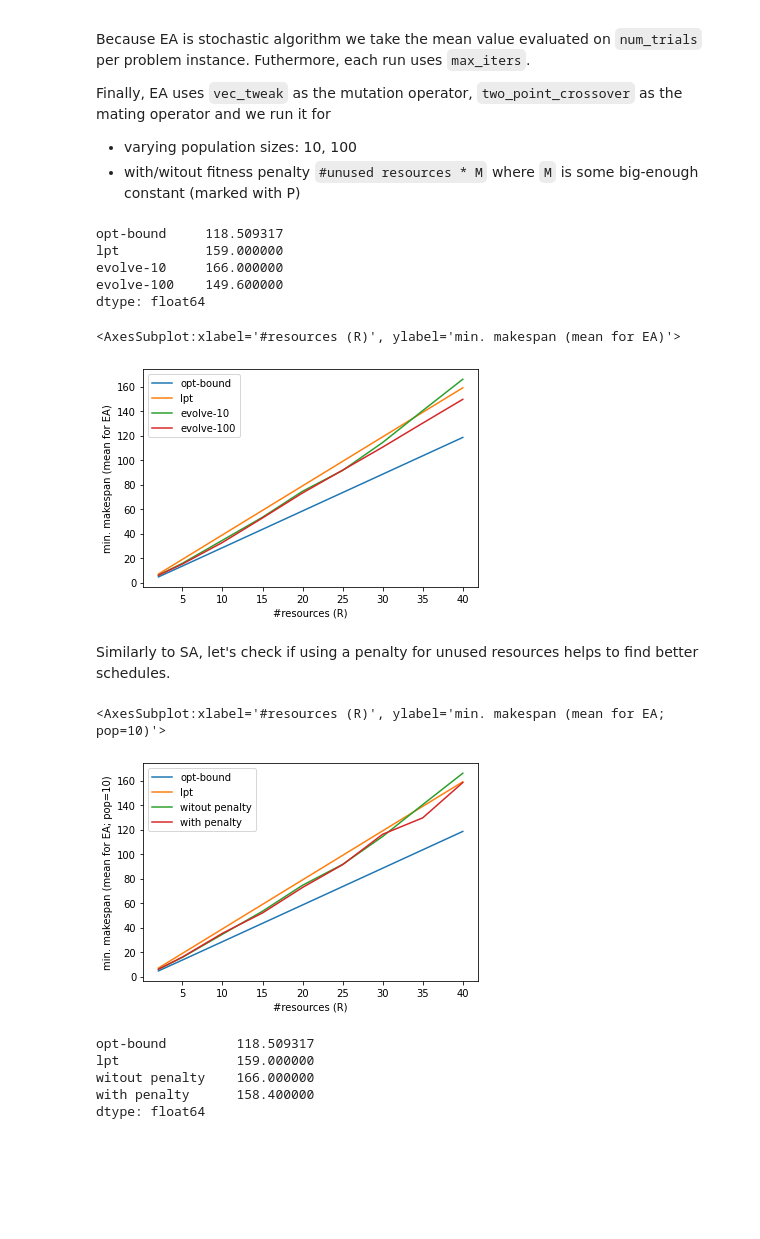
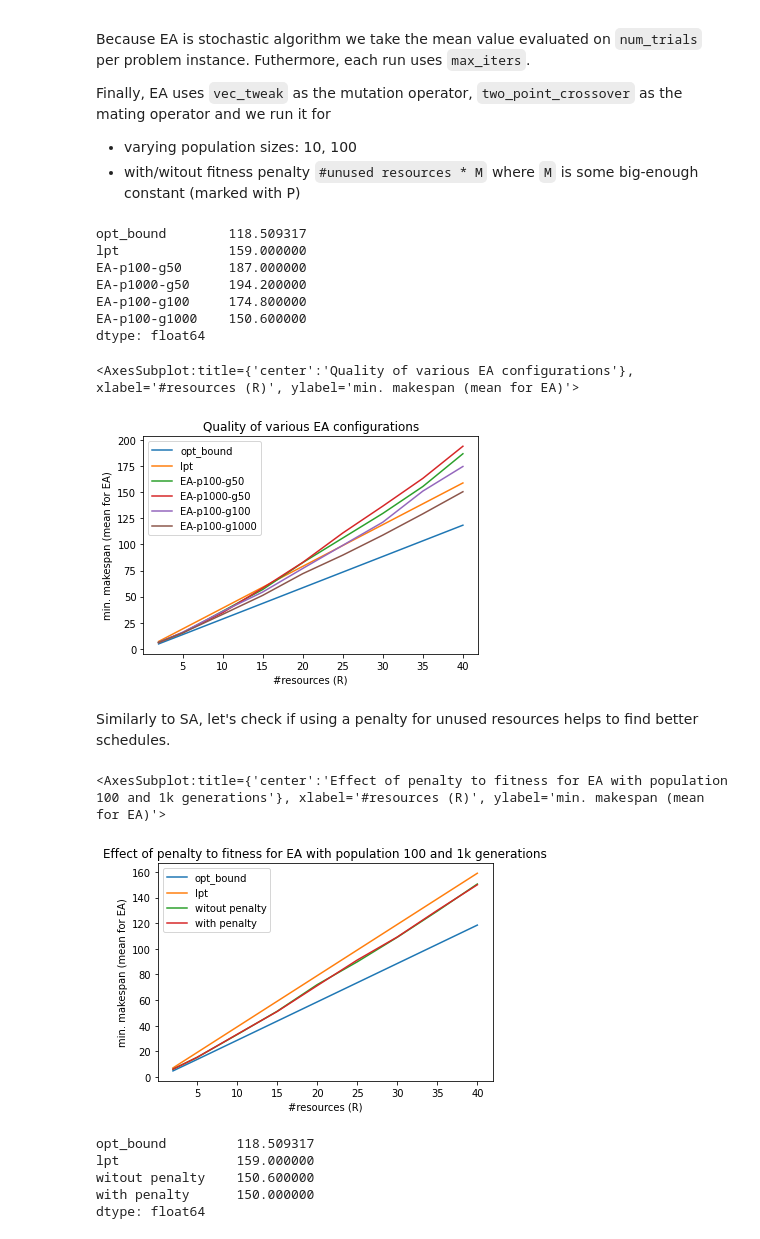
Before and after one commit to matyama/makespan-poc, a Jupyter notebook: notebooks/metaheuristics.ipynb, the cells around one changed output. Cells and saved outputs as stored; diff of their text form; code cells hidden in the pictures; blank space fills up the shorter version.

```diff
--- a/notebooks/metaheuristics.ipynb
+++ b/notebooks/metaheuristics.ipynb
@@ -17,7 +17,7 @@ from alg import *
 from utils import *
 # %%
 num_trials = 5
-max_iters = 1000
+max_iters = 50
 
 resources = [2, *range(5, 45, 5)]
 problem_instances = [(R, suboptimal_instance(R)) for R in resources]
@@ -26,7 +26,7 @@ def eval_lpt(R, p):
     _, m, r, = lpt(R, p)
     return m / r, m
 
-lpt_df = pd.DataFrame(data=(eval_lpt(R, p) for R, p in problem_instances), index=resources, columns=['opt-bound', 'lpt'])
+lpt_df = pd.DataFrame(data=(eval_lpt(R, p) for R, p in problem_instances), index=resources, columns=['opt_bound', 'lpt'])
 lpt_df.plot.line(xlabel='#resources', ylabel='min. makespan')
 # %% [output]
 <AxesSubplot:xlabel='#resources', ylabel='min. makespan'>
@@ -231,58 +229,60 @@ Finally, EA uses `vec_tweak` as the mutation operator, `two_point_crossover` as
 * varying population sizes: 10, 100
 * with/witout fitness penalty `#unused resources * M` where `M` is some big-enough constant (marked with P)
 # %%
-def ea_makespan(R, p, pop_size, penalize):
+def ea_makespan(R, p, pop_size, generations, penalize):
     _, m = evolve(
         R=R,
         p=p,
         mate=two_point_crossover,
         mutate=mutation(vec_tweak, R),
         pop_size=pop_size,
-        max_iters=max_iters,
+        max_iters=generations,
         penalize=penalize,
     )
     return m
 
-def evaluate_evolve(pop_size, penalize):
+def evaluate_ea(pop_size, generations, penalize):
     for R, p in problem_instances:
-        # mean makespan
-        yield sum(ea_makespan(R, p, pop_size, penalize) for _ in range(num_trials)) / num_trials
+        yield sum(ea_makespan(R, p, pop_size, generations, penalize) for _ in range(num_trials)) / num_trials
 # %%
-evolve_df = pd.DataFrame({f'evolve-{pop_size}': evaluate_evolve(pop_size, penalize=False) for pop_size in [10, 100]}, index=resources)
-evolve_df = pd.concat([lpt_df, evolve_df], axis=1)
+ea_pop_df = pd.DataFrame({f'EA-p{pop_size}-g{max_iters}': evaluate_ea(pop_size=pop_size, generations=max_iters, penalize=False) for pop_size in [100, 1000]}, index=resources)
+ea_gen_df = pd.DataFrame({f'EA-p100-g{gens}': evaluate_ea(pop_size=100, generations=gens, penalize=False) for gens in [100, 1000]}, index=resources)
+ea_df = pd.concat([lpt_df, ea_pop_df, ea_gen_df], axis=1)
 # %%
-evolve_df.max()
+ea_df.max()
 # %% [output]
-opt-bound     118.509317
-lpt           159.000000
-evolve-10     166.000000
-evolve-100    149.600000
+opt_bound        118.509317
+lpt              159.000000
+EA-p100-g50      187.000000
+EA-p1000-g50     194.200000
+EA-p100-g100     174.800000
+EA-p100-g1000    150.600000
 dtype: float64
 # %%
-evolve_df.plot.line(xlabel='#resources (R)', ylabel='min. makespan (mean for EA)')
+ea_df.plot.line(xlabel='#resources (R)', ylabel='min. makespan (mean for EA)', title='Quality of various EA configurations')
 # %% [output]
-<AxesSubplot:xlabel='#resources (R)', ylabel='min. makespan (mean for EA)'>
+<AxesSubplot:title={'center':'Quality of various EA configurations'}, xlabel='#resources (R)', ylabel='min. makespan (mean for EA)'>
-[figure, old version]
+[figure, new version]
 # %% [markdown]
 Similarly to SA, let's check if using a penalty for unused resources helps to find better schedules.
 # %%
-penalty_df = pd.DataFrame(
+ea_penalty_df = pd.DataFrame(
     {
-        'witout penalty': evolve_df['evolve-10'],
-        'with penalty': evaluate_evolve(pop_size=10, penalize=True),
+        'witout penalty': ea_df['EA-p100-g1000'],
+        'with penalty': evaluate_ea(pop_size=100, generations=1000, penalize=True),
     },
     index=resources,
 )
-penalty_df = pd.concat([lpt_df, penalty_df], axis=1)
-penalty_df.plot.line(xlabel='#resources (R)', ylabel='min. makespan (mean for EA; pop=10)')
+ea_penalty_df = pd.concat([lpt_df, ea_penalty_df], axis=1)
+ea_penalty_df.plot.line(xlabel='#resources (R)', ylabel='min. makespan (mean for EA)', title='Effect of penalty to fitness for EA with population 100 and 1k generations')
 # %% [output]
-<AxesSubplot:xlabel='#resources (R)', ylabel='min. makespan (mean for EA; pop=10)'>
+<AxesSubplot:title={'center':'Effect of penalty to fitness for EA with population 100 and 1k generations'}, xlabel='#resources (R)', ylabel='min. makespan (mean for EA)'>
-[figure, old version]
+[figure, new version]
 # %%
-penalty_df.max()
+ea_penalty_df.max()
 # %% [output]
-opt-bound         118.509317
+opt_bound         118.509317
 lpt               159.000000
-witout penalty    166.000000
-with penalty      158.400000
+witout penalty    150.600000
+with penalty      150.000000
 dtype: float64
```
Also changed, not shown: parts of 11 cells of this notebook, 1 other file.
